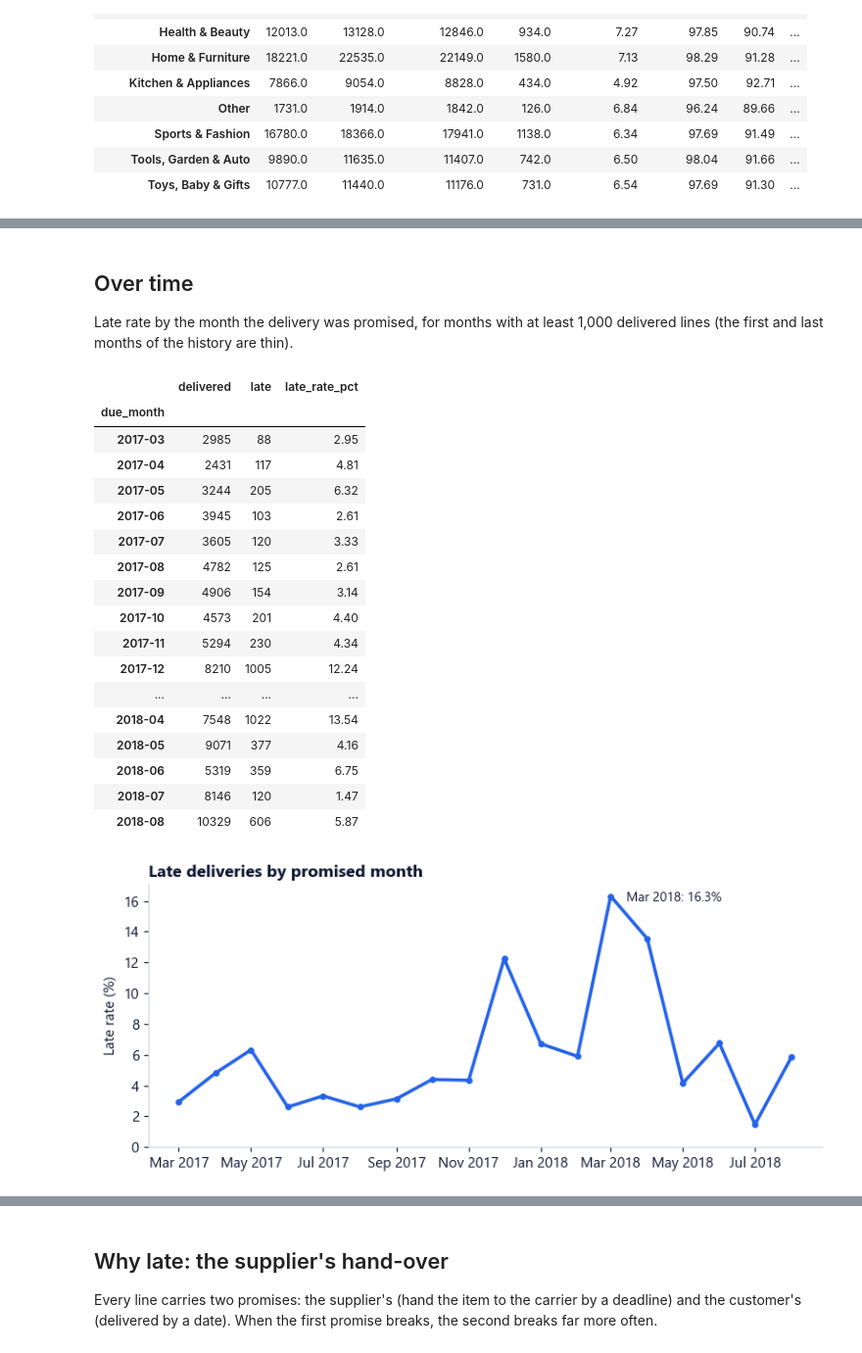
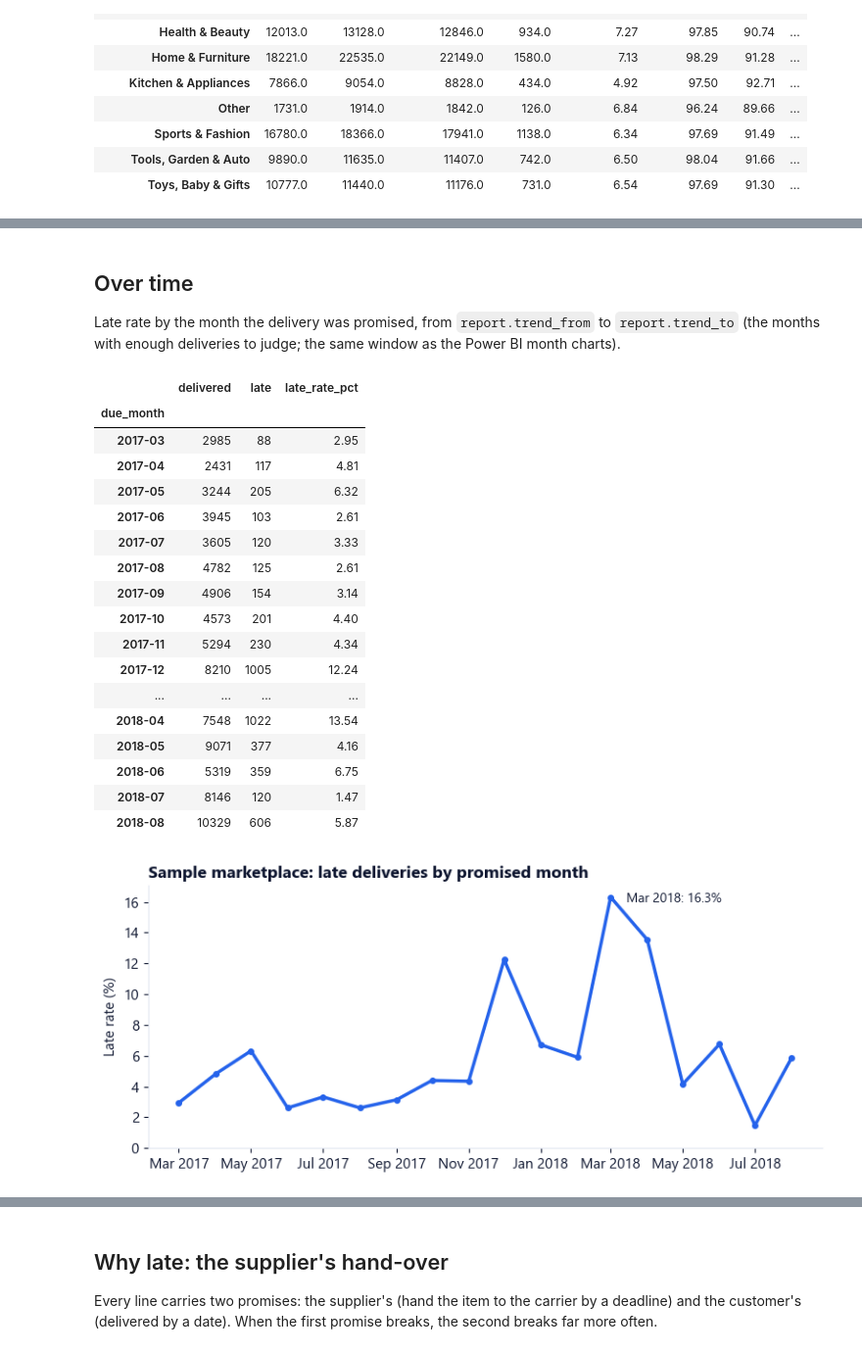
Before and after one commit to omarshalabyy1/supplier-scorecard, a Jupyter notebook: analysis/analysis.ipynb, the cells around one changed output, grey strips where cells are left out. Shown at 98% size. Drawn from its saved outputs; the diff is of its cells as text; code cells hidden in the pictures.

```diff
--- a/analysis/analysis.ipynb
+++ b/analysis/analysis.ipynb
@@ -19,23 +22,31 @@ the SQL in `sql/check_numbers.sql` and with the Power BI report.
 | Late rate | Late lines ÷ delivered lines |
 | Days late | Days between the promised date and the delivery, for late lines |
 # %%
-import pandas as pd
+import sys
+
 import matplotlib.dates as mdates
 import matplotlib.pyplot as plt
+import pandas as pd
 
-DATA = "../data"
+sys.path.append("..")
+from config import load_config
+
+cfg = load_config()
+NAME = cfg["client"]["name"]
+IN, FILES, RULES = cfg["input_dir"], cfg["inputs"], cfg["rules"]
+COLOURS = cfg["report"]["colours"]
+ACCENT, OTHER, INK, LINE = COLOURS["data"][0], COLOURS["data"][5], COLOURS["text"], COLOURS["line"]
 DOCS = "../docs"
-ACCENT, GREY, INK = "#2563EB", "#CBD5E1", "#0E1630"
 plt.rcParams.update({"font.family": "Segoe UI", "font.size": 11, "axes.spines.top": False, "axes.spines.right": False,
-                     "axes.edgecolor": GREY, "axes.labelcolor": INK, "xtick.color": INK, "ytick.color": INK})
+                     "axes.edgecolor": LINE, "axes.labelcolor": INK, "xtick.color": INK, "ytick.color": INK})
 
-orders = pd.read_csv(f"{DATA}/raw/olist_orders_dataset.csv",
+orders = pd.read_csv(IN / FILES["orders"], encoding="utf-8-sig",
                      parse_dates=["order_purchase_timestamp", "order_delivered_carrier_date",
                                   "order_delivered_customer_date", "order_estimated_delivery_date"])
-items = pd.read_csv(f"{DATA}/raw/olist_order_items_dataset.csv", parse_dates=["shipping_limit_date"])
-products = pd.read_csv(f"{DATA}/raw/olist_products_dataset.csv")
-sellers = pd.read_csv(f"{DATA}/raw/olist_sellers_dataset.csv")
-translation = pd.read_csv(f"{DATA}/raw/product_category_name_translation.csv", encoding="utf-8-sig")
-departments = pd.read_csv(f"{DATA}/departments.csv")
-print(f"{len(orders):,} orders, {len(items):,} order lines, {len(sellers):,} suppliers, {len(products):,} products")
+items = pd.read_csv(IN / FILES["order_items"], encoding="utf-8-sig", parse_dates=["shipping_limit_date"])
+products = pd.read_csv(IN / FILES["products"], encoding="utf-8-sig")
+sellers = pd.read_csv(IN / FILES["sellers"], encoding="utf-8-sig")
+categories = pd.read_csv(IN / FILES["categories"], encoding="utf-8-sig")
+print(f"{NAME}: {len(orders):,} orders, {len(items):,} order lines, {len(sellers):,} suppliers, {len(products):,} products")
+print("rules:", RULES)
 # %% [output]
@@ -50,17 +62,19 @@ sellers["supplier"] = "S" + (sellers.index + 1).astype(str).str.zfill(4)
 lines = (items.merge(orders, on="order_id")
               .merge(sellers[["seller_id", "supplier"]], on="seller_id")
               .merge(products[["product_id", "product_category_name"]], on="product_id")
-              .merge(departments, on="product_category_name", how="left"))
+              .merge(categories[["product_category_name", "department"]], on="product_category_name", how="left"))
 lines["department"] = lines["department"].fillna("Other")
 
 due = lines["order_estimated_delivery_date"].dt.normalize()
 delivered_day = lines["order_delivered_customer_date"].dt.normalize()
+on_time_by = due + pd.Timedelta(days=RULES["on_time_grace_days"])
 lines["delivered"] = lines["order_delivered_customer_date"].notna()
-lines["on_time"] = lines["delivered"] & (delivered_day <= due)
-lines["late"] = lines["delivered"] & (delivered_day > due)
+lines["on_time"] = lines["delivered"] & (delivered_day <= on_time_by)
+lines["late"] = lines["delivered"] & (delivered_day > on_time_by)
 lines["days_late"] = (delivered_day - due).dt.days
 lines["handed"] = lines["order_delivered_carrier_date"].notna()
-lines["late_handover"] = lines["handed"] & (lines["order_delivered_carrier_date"] > lines["shipping_limit_date"])
+handover_by = lines["shipping_limit_date"] + pd.Timedelta(hours=RULES["handover_grace_hours"])
+lines["late_handover"] = lines["handed"] & (lines["order_delivered_carrier_date"] > handover_by)
 lines["due_week"] = due.dt.to_period("W-SUN").dt.start_time
 lines["due_month"] = due.dt.to_period("M")
 print(f"{len(lines):,} order lines")
@@ -133,41 +147,41 @@ fig.savefig(f"{DOCS}/late-rate-by-department.png", dpi=150)
 # %% [markdown]
 ## Over time
-Late rate by the month the delivery was promised, for months with at least 1,000 delivered lines (the first and last months of the history are thin).
+Late rate by the month the delivery was promised, from `report.trend_from` to `report.trend_to` (the months with enough deliveries to judge; the same window as the Power BI month charts).
 # %%
 m = lines.groupby("due_month").agg(delivered=("delivered", "sum"), late=("late", "sum"))
-m = m[m["delivered"] >= 1000].loc[:"2018-08"]
+m = m.loc[cfg["report"]["trend_from"][:7]:cfg["report"]["trend_to"][:7]]
 m["late_rate_pct"] = 100 * m["late"] / m["delivered"]
 fig, ax = plt.subplots(figsize=(8, 3.6))
 ax.plot(m.index.to_timestamp(), m["late_rate_pct"], color=ACCENT, lw=2.5, marker="o", ms=4)
 peak = m["late_rate_pct"].idxmax()
 ax.annotate(f"{peak.strftime('%b %Y')}: {m.loc[peak, 'late_rate_pct']:.1f}%", (peak.to_timestamp(), m.loc[peak, "late_rate_pct"]),
             xytext=(12, -4), textcoords="offset points", color=INK, fontsize=10)
 ax.xaxis.set_major_formatter(mdates.DateFormatter("%b %Y"))
 ax.set_ylabel("Late rate (%)")
 ax.set_ylim(0, None)
-ax.set_title("Late deliveries by promised month", loc="left", fontsize=13, fontweight="bold", color=INK)
+ax.set_title(f"{NAME}: late deliveries by promised month", loc="left", fontsize=13, fontweight="bold", color=INK)
 fig.tight_layout()
 fig.savefig(f"{DOCS}/late-rate-by-month.png", dpi=150)
 m.round(2)
 # %% [output]
 |  | delivered | late | late_rate_pct |
 | due_month |  |  |  |
 | 2017-03 | 2985 | 88 | 2.95 |
 | 2017-04 | 2431 | 117 | 4.81 |
 | 2017-05 | 3244 | 205 | 6.32 |
 | 2017-06 | 3945 | 103 | 2.61 |
 | 2017-07 | 3605 | 120 | 3.33 |
 | 2017-08 | 4782 | 125 | 2.61 |
 | 2017-09 | 4906 | 154 | 3.14 |
 | 2017-10 | 4573 | 201 | 4.40 |
 | 2017-11 | 5294 | 230 | 4.34 |
 | 2017-12 | 8210 | 1005 | 12.24 |
 | ... | ... | ... | ... |
 | 2018-04 | 7548 | 1022 | 13.54 |
 | 2018-05 | 9071 | 377 | 4.16 |
 | 2018-06 | 5319 | 359 | 6.75 |
 | 2018-07 | 8146 | 120 | 1.47 |
 | 2018-08 | 10329 | 606 | 5.87 |
-[figure, old version]
+[figure, new version]
 # %% [markdown]
 ## Which suppliers: the watch list
```
Also changed, not shown: parts of 12 cells of this notebook, 36 other files.
